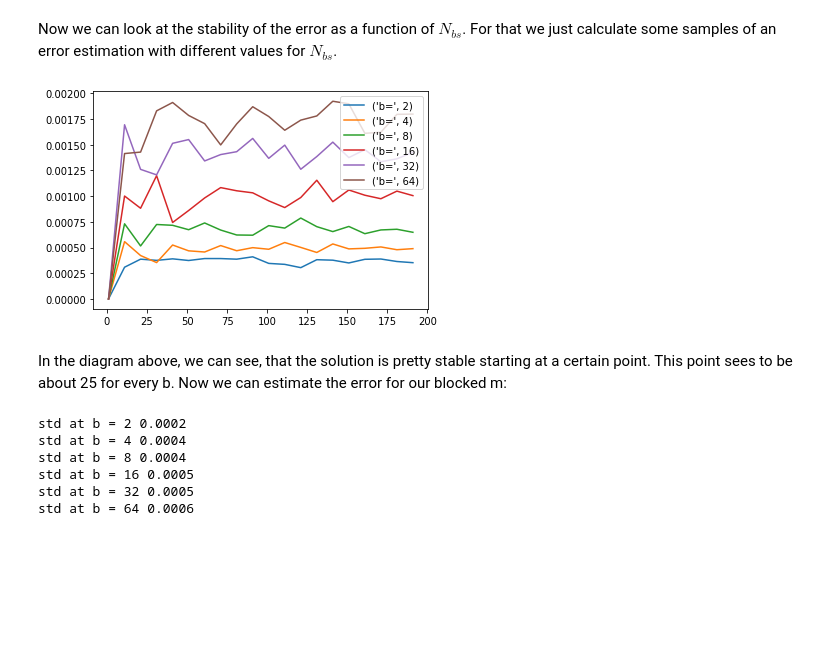
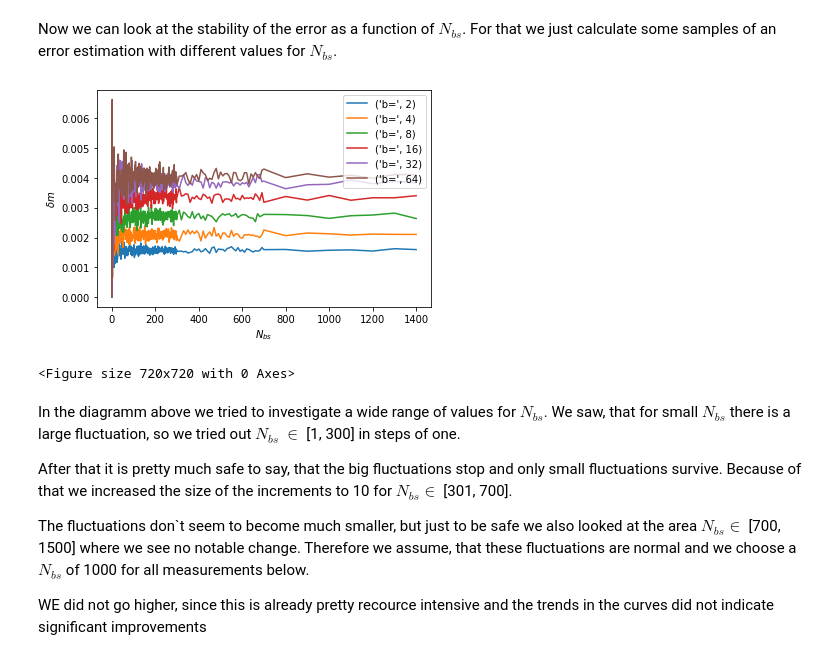
Before and after one commit to Trico94/physics760_Martin, a Jupyter notebook: Exercise 4/exercise4.ipynb, the cells around one changed output. Cells and saved outputs as stored; diff of their text form; code cells hidden in the pictures; blank space fills up the shorter version.

```diff
--- a/Exercise 4/exercise4.ipynb
+++ b/Exercise 4/exercise4.ipynb
@@ -106,15 +82,19 @@ Now that we have carried over the functions form the last exercise sheet, we can
 
 The magnetization of the first hundred trajectories of these parameters can be seen in the diagram below:
 # %%
-# Generate Phis with the given parameters, deleting thermalization (first 200 entries) and calculate the magnetization
-phi_array_1 = np.delete(O_magnetization(generate_phi( 5, 0.02, 0.5, 100, 12800), 5, 0.02, 0.5),np.arange(4000))
-phi_array_2 = np.delete(O_magnetization(generate_phi( 5, 0.02, 0.5, 4, 12800), 5, 0.02, 0.5),np.arange(4000))
+# Generate magnetization arrays with the given parameters, deleting thermalization (first 4000 entries)
+phi_array_1 = np.delete(hybrid_mc( 5, 0.1, 0.5, 100, 12800),np.arange(4000))
+phi_array_2 = np.delete(hybrid_mc( 5, 0.1, 0.5, 4, 12800),np.arange(4000))
 
 
 # Plotting said values
-plt.plot(phi_array_1)
-plt.plot(phi_array_2)
+plt.plot(phi_array_1, label="nmd=100")
+plt.plot(phi_array_2, label="nmd=4")
+plt.legend(loc="best")
+plt.xlabel("trajectories")
+plt.ylabel("magnetization")
 plt.xlim(0, 500)
+plt.savefig("pictures/magnetization.png", dpi=600)
 
 # Average of the values (for comparison)
 print("Array 1:", np.average(phi_array_1), "Array 2:", np.average(phi_array_2))
@@ -198,16 +199,0 @@ def binning(array, b):
-# %%
-
-def plot_bin_autocorrolation_dependency(b_min, b_max, data)
-for i in range (1, 7):
-
-    for i in range(tau_max):
-        c_array[i]=autocorrolation_estimator(np.array(binned_array), i, np.average(np.array(binned_array)))
-
-    # Plot the autocorrolation of the first b-array
-    plt.plot(binning(phi_array_1, 2**i, 15), label=("b=", 2**i))
-
-    # Calculate the std of the first b-array
-    print("std at b =", 2**i, round(np.std(binning(phi_array_1, 2**i, 15))/((len(phi_array_1)/2**i)**(1/2)), 4))
-
-plt.legend(loc="best")
-plt.grid()
@@ -255,37 +280,38 @@ Now we can look at the stability of the error as a function of $ N_{bs} $. For t
 # %%
 def stability(array, b):
 
     # Initilizing different numbers for the ammount of bootstrap samples
-    nBs_array=np.arange(1, 200, 10)
+    nBs_array=np.append(np.arange(1, 300, 1), np.arange(301, 700, 10))
+    nBs_array=np.append(nBs_array, np.arange(700, 1500, 100))
 
     # Initilizing an empty array for the errors that we will estimate using bootstrap
     error_array=np.zeros(len(nBs_array))
 
     for i in range(len(error_array)):
         # The bootstrap error is estimated using the first splitted
         # array and different numbers of bootstrap samples
         error_array[i]=bootstrap_error(binning(array, b), nBs_array[i])
 
     # Here we are plotting the dependency of estimate of the error
     # on the ammount of bootstrap samples
     plt.plot(nBs_array, error_array, label=("b=", b))
 
 # For b= 2, 4, 8, 16, 31, 64 estimate bootstrap error
-for i in range(1, 7):
-    stability(phi_array_1, 2**i)
+for b in [2, 4, 8, 16, 32, 64]: #
+    stability(phi_array_1, b)
     plt.legend(loc="best")
+plt.xlabel(r"$N_{bs}$")
+plt.ylabel(r"$\delta m$")
+plt.figure(figsize=(10, 10))
+plt.savefig("pictures/stability.png", dpi=600)
 # %% [output]
-[figure, old version]
+[figure, new version]
+<Figure size 720x720 with 0 Axes>
-# %% [markdown]
-In the diagram above, we can see, that the solution is pretty stable starting at a certain point. This point sees to be about 25 for every b. Now we can estimate the error for our blocked m:
-# %%
-
-for i in range (1, 7):
-    print("std at b =", 2**i, round(bootstrap_error(np.array_split(phi_array_1, i)[0], 25), 4))
-# %% [output]
-std at b = 2 0.0002
-std at b = 4 0.0004
-std at b = 8 0.0004
-std at b = 16 0.0005
-std at b = 32 0.0005
-std at b = 64 0.0006
+# %% [markdown]
+In the diagramm above we tried to investigate a wide range of values for $N_{bs}$. We saw, that for small $N_{bs}$ there is a large fluctuation, so we tried out $N_{bs}$ $\in$ [1, 300] in steps of one.
+
+After that it is pretty much safe to say, that the big fluctuations stop and only small fluctuations survive. Because of that we increased the size of the increments to 10 for $N_{bs} \in$ [301, 700].
+
+The fluctuations don`t seem to become much smaller, but just to be safe we also looked at the area $N_{bs} \in$ [700, 1500] where we see no notable change. Therefore we assume, that these fluctuations are normal and we choose a $N_{bs}$ of 1000 for all measurements below.
+
+WE did not go higher, since this is already pretty recource intensive and the trends in the curves did not indicate significant improvements
```
Also changed, not shown: parts of 20 cells of this notebook, 6 other files.
